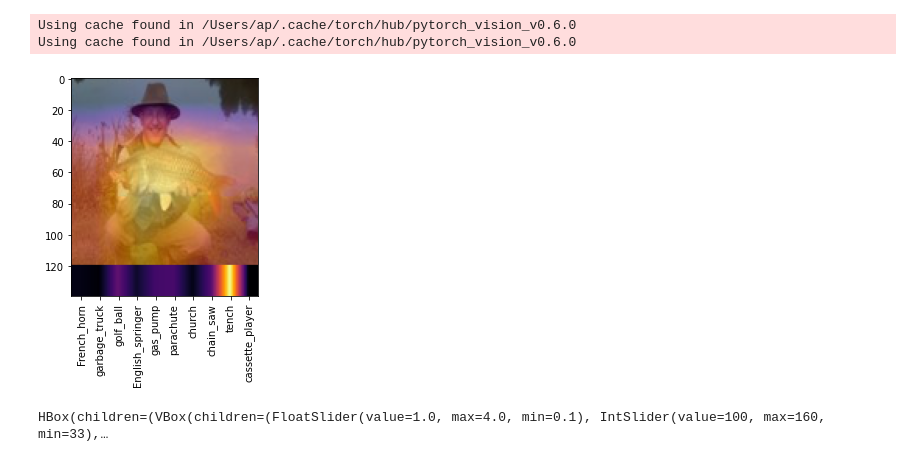
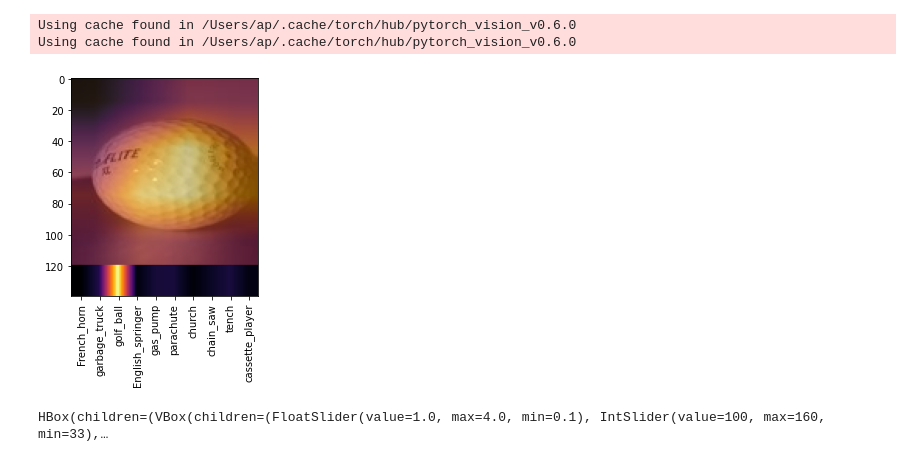
Before and after one commit to apstuff/augmentation-impact, a Jupyter notebook: notebooks/augmentation_control.ipynb, the cells around one changed output. Cells and saved outputs as stored; diff of their text form; code cells hidden in the pictures.

```diff
--- a/notebooks/augmentation_control.ipynb
+++ b/notebooks/augmentation_control.ipynb
@@ -29,4 +29,4 @@ Path('../data/imagenette2-160')
 # %%
-fname = (path/"train/n01440764").ls()[0]
+fname = (path/"train/n03445777").ls()[0]
 PILImage.create(fname).resize((160,160))
 # %% [output]
@@ -158,8 +158,8 @@ class MyImg():
             self.out_img = transforms.ToPILImage()(self.x[0])
 
         # then add model activation
-        # (here we use a different model as in the activation localization.
-        # todo: use same model and use reuse model output from forward pass above)
+        # Note: Here we use a different model as in the activation localization.
+        # todo: use same model and use reuse model output from forward pass above (see also comments when loading the models)
         if self.get_model_act:
             out = self.model(normalize(self.x)).detach().numpy()
             if self.restrict_classes is not None:
@@ -190,42 +190,38 @@ class MyImg():
     def combine_activation_with_img(self, img, out):
         # to make flatten activation better visible, the images will be streched by a factor of 20
         # and the width is adapted to the original image width
-        shape = (20,self.x.shape[2])
-        transform_act = lambda x: arr_to_img(imresize(x,shape), 'inferno')
-        #transform_act = lambda x: arr_to_img(x).resize(shape),resample=pilImage.BILINEAR)
+        shape = (20,img.shape[1])
 
         # combine transformed images and their layer activations
-        #img_comb = np.vstack([tensor_to_img(self.x[0]), transform_act(out) ])
-        #img_comb = np.vstack([tensor_to_img(cam_gb), transform_act(out) ])
-        img_comb = np.vstack([img, transform_act(out) ])
+        img_comb = np.vstack([img, arr_to_img(imresize(out,shape), 'inferno') ])
         return img_comb
 
     def create_gif(self,path):
         # to make flatten activation better visible, the images will be streched by a factor of 20 and the width is adapted to the original image width
         w,h,d = self.images[0].shape
         transform_act = lambda x: arr_to_img(imresize(x,(20,w)), 'inferno')
 
         # combine sequence of transformed images and their layer activations
         imgs_combs = [ np.vstack([arr_to_img(img).resize((w,h)), transform_act(act) ]) for img, act in zip(self.images,self.activations)  ]
 
         # transform to images, add backward loop and store as gif
         first_img, *imgs = [ pilImage.fromarray( img ) for img in imgs_combs]
         imgs += [img for img in imgs[::-1]]
         first_img.save(fp=path, format='GIF', append_images=imgs, save_all=True, duration=100, loop=0)
 
 
 # todo: pass as argument
 normalize = transforms.Normalize(mean=[0.485, 0.456, 0.406],
                                  std=[0.229, 0.224, 0.225])
 size = 160
 img = PILImage.create(fname).resize((size,size))
 myimg = MyImg(img,
               model,
               get_model_act=True,
               restrict_classes={i:classes[i][1] for i in my_classes})
 myimg.tfms(crop_size=120,highlight_act='cam')
 # %% [output]
-[figure, old version]
+[figure, new version]
 # %%
 #import cProfile
 #cProfile.run('myimg.tfms(crop_size=120)',sort='cumtime')
```
Also changed, not shown: parts of 2 cells of this notebook, 2 other files.
